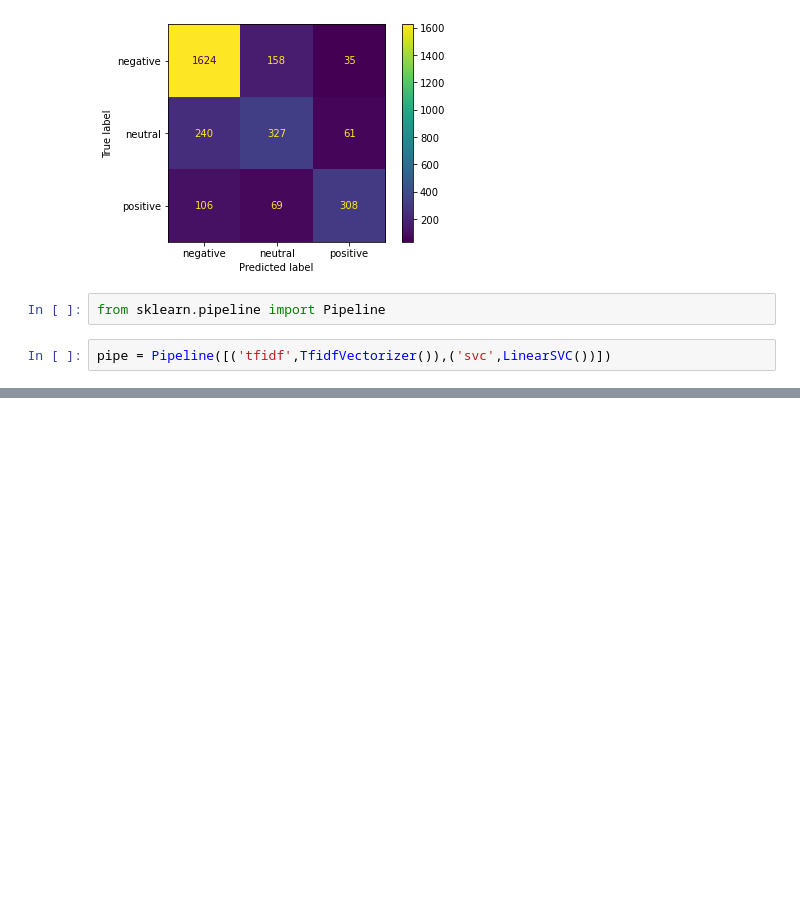
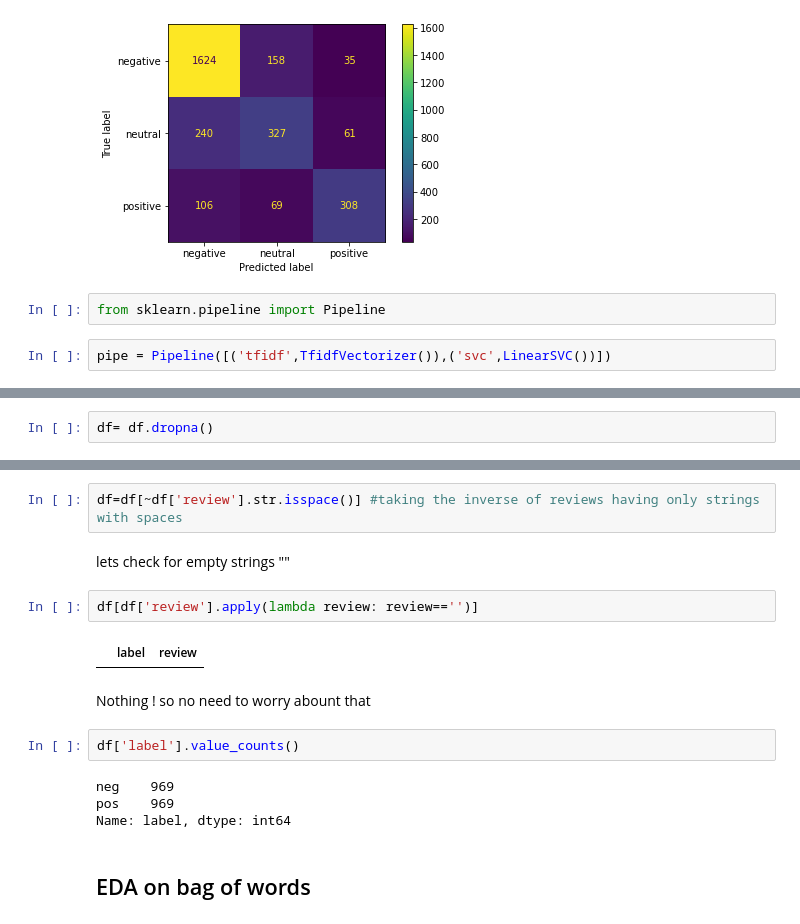
Before and after one commit to proton029/NaiveBayes, a Jupyter notebook: NaiveBayesTheorem.ipynb, the cells around one changed output, grey strips where cells are left out. Drawn from its saved outputs; the diff is of its cells as text; blank space fills up the shorter version.

```diff
--- a/NaiveBayesTheorem.ipynb
+++ b/NaiveBayesTheorem.ipynb
@@ -390,0 +433,2 @@ pipe.fit(X,y)
+# %%
+df= df.dropna()
@@ -390,0 +452,18 @@ pipe.fit(X,y)
+# %%
+df=df[~df['review'].str.isspace()] #taking the inverse of reviews having only strings with spaces
+# %% [markdown]
+lets check for empty strings ""
+# %%
+df[df['review'].apply(lambda review: review=='')]
+# %% [output]
+|  | label | review |
+# %% [markdown]
+Nothing ! so no need to worry abount that
+# %%
+df['label'].value_counts()
+# %% [output]
+neg    969
+pos    969
+Name: label, dtype: int64
+# %% [markdown]
+## EDA on bag of words
```
Also changed, not shown: parts of 15 cells of this notebook.
